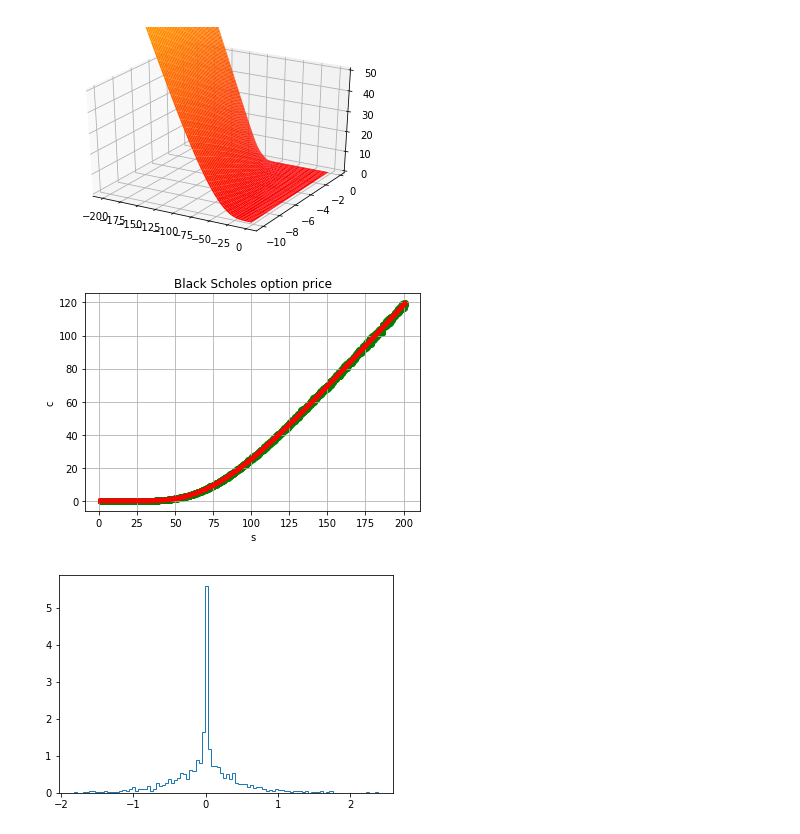
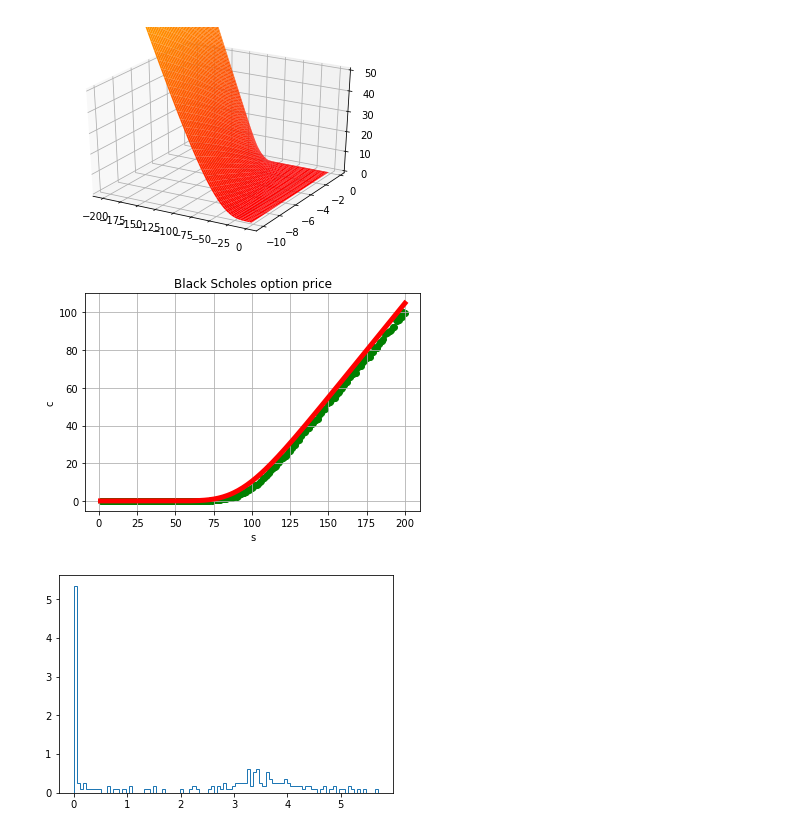
Before and after one commit to tomjonesbackup/joshi-exercises, a Jupyter notebook: joshi-monte-carlo-exercises.ipynb, the cells around one changed output. Cells and saved outputs as stored; diff of their text form; code cells hidden in the pictures.

```diff
--- a/joshi-monte-carlo-exercises.ipynb
+++ b/joshi-monte-carlo-exercises.ipynb
@@ -12,7 +12,7 @@ import scipy.stats as stats
 
 # economics
 K = 100.0
-T = 4.
+T = 1.
 
 # market data
 Vol = 0.2
@@ -203,27 +202,30 @@ plt.show()
 # %% [output]
 [figure]
 # %%
-spots = np.arange(1., 201., 0.1)
+spots = np.arange(1., 201., 1.)
 bs_price = bs_call(spots, K, R, Vol, T)
-mc_price = [mc_price_option(spot, R, T, Vol, K, 10000)[0] for spot in spots]
+#mc_price = [mc_price_option(spot, R, T, Vol, K, 10000)[0] for spot in spots]
+#mc_price = [bs_monte_carlo_price(vanilla_product(call_payoff(K), T), spot, R, Vol, 1000) for spot in spots]
+mc_price = [bs_monte_carlo_price(asian_product(call_payoff(K), asian_obs_times, T), spot, R, Vol, 1000) for spot in spots]
+
 plt.scatter(spots, mc_price, color=['green'])
 line, = plt.plot(spots, bs_price, 'r-')
 plt.setp(line, color='r', linewidth=5.0)
 
 plt.xlabel('s')
 plt.ylabel('c')
 plt.title('Black Scholes option price')
 plt.grid(True)
 plt.show()
 # %% [output]
-[figure, old version]
+[figure, new version]
 # %%
 # BS vs MC price error as a histogram
 
 price_error = bs_price-mc_price
 x=plt.hist(price_error, bins=100,normed=1,histtype='step')
 # %% [output]
-[figure, old version]
+[figure, new version]
 # %%
 # Monte Carlo price statistics
 numbers_of_paths = [2**x for x in np.arange(20)]
```
Also changed, not shown: parts of 4 cells of this notebook.
